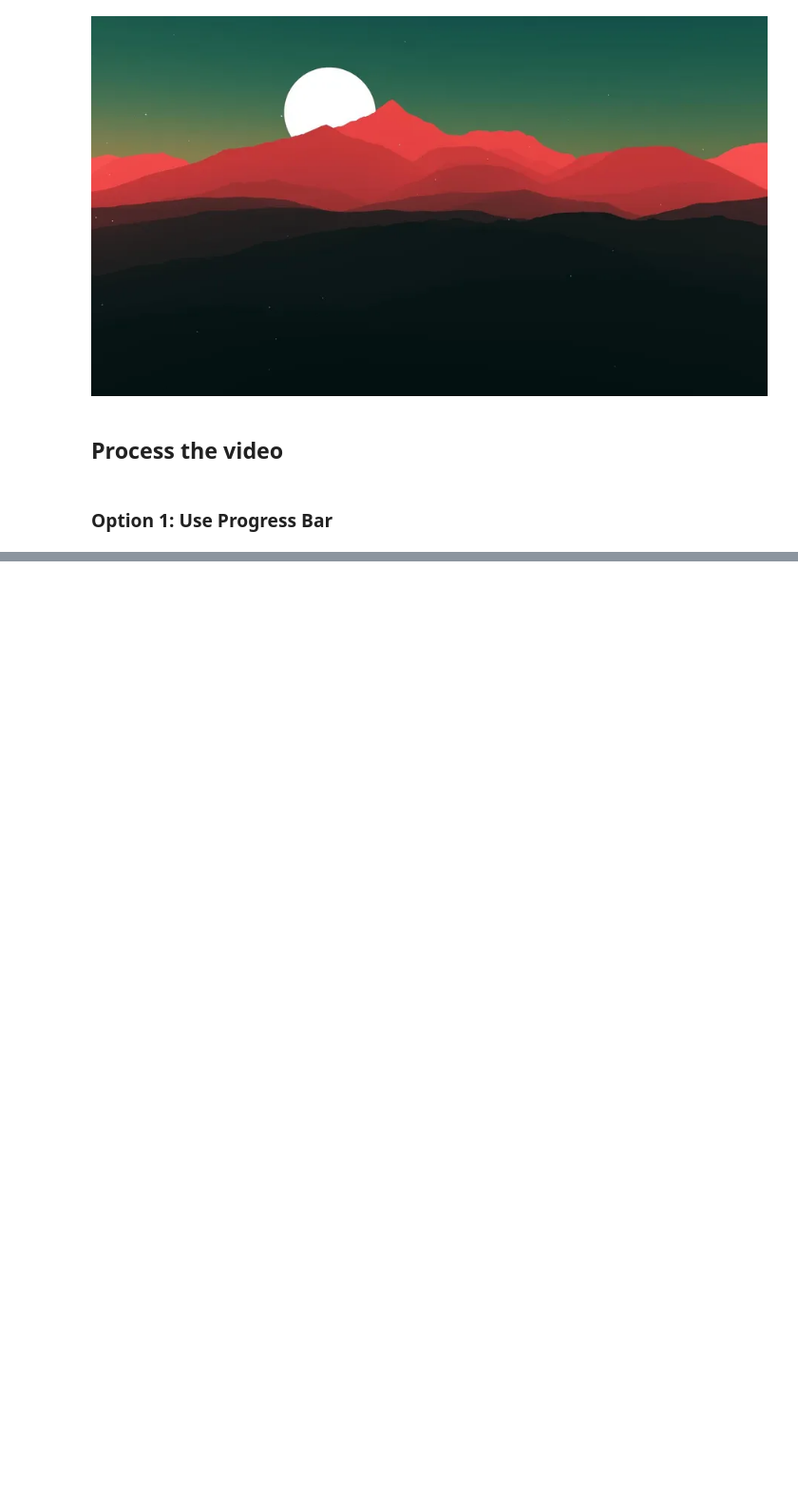
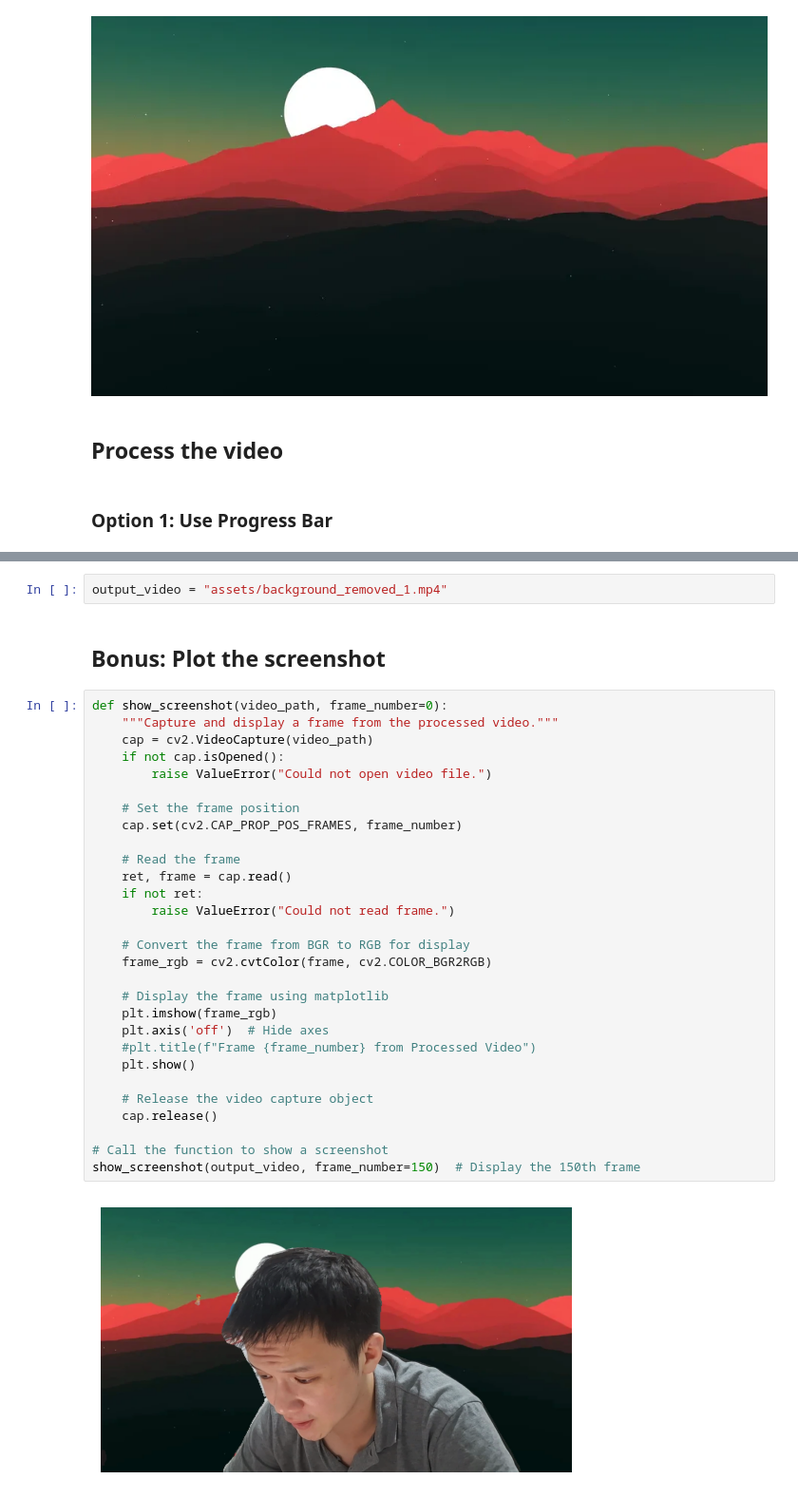
Before and after one commit to robbieardison/computer-vision-notebook, a Jupyter notebook: deeplabv3_video_background.ipynb, the cells around one changed output, grey strips where cells are left out. Shown: that part at 95% size. Drawn from its saved outputs; the diff is of its cells as text; blank space fills up the shorter version.

```diff
--- a/deeplabv3_video_background.ipynb
+++ b/deeplabv3_video_background.ipynb
@@ -181,3 +182,38 @@ out.release()
 cv2.destroyAllWindows()
 
 print("Video processing complete. Output saved to:", output_video)
+# %%
+output_video = "assets/background_removed_1.mp4"
+# %% [markdown]
+## Bonus: Plot the screenshot
+# %%
+def show_screenshot(video_path, frame_number=0):
+    """Capture and display a frame from the processed video."""
+    cap = cv2.VideoCapture(video_path)
+    if not cap.isOpened():
+        raise ValueError("Could not open video file.")
+
+    # Set the frame position
+    cap.set(cv2.CAP_PROP_POS_FRAMES, frame_number)
+
+    # Read the frame
+    ret, frame = cap.read()
+    if not ret:
+        raise ValueError("Could not read frame.")
+
+    # Convert the frame from BGR to RGB for display
+    frame_rgb = cv2.cvtColor(frame, cv2.COLOR_BGR2RGB)
+
+    # Display the frame using matplotlib
+    plt.imshow(frame_rgb)
+    plt.axis('off')  # Hide axes
+    #plt.title(f"Frame {frame_number} from Processed Video")
+    plt.show()
+
+    # Release the video capture object
+    cap.release()
+
+# Call the function to show a screenshot
+show_screenshot(output_video, frame_number=150)  # Display the 150th frame
+# %% [output]
+[figure, added]
```
Also changed, not shown: parts of 5 cells of this notebook, 5 other files.
